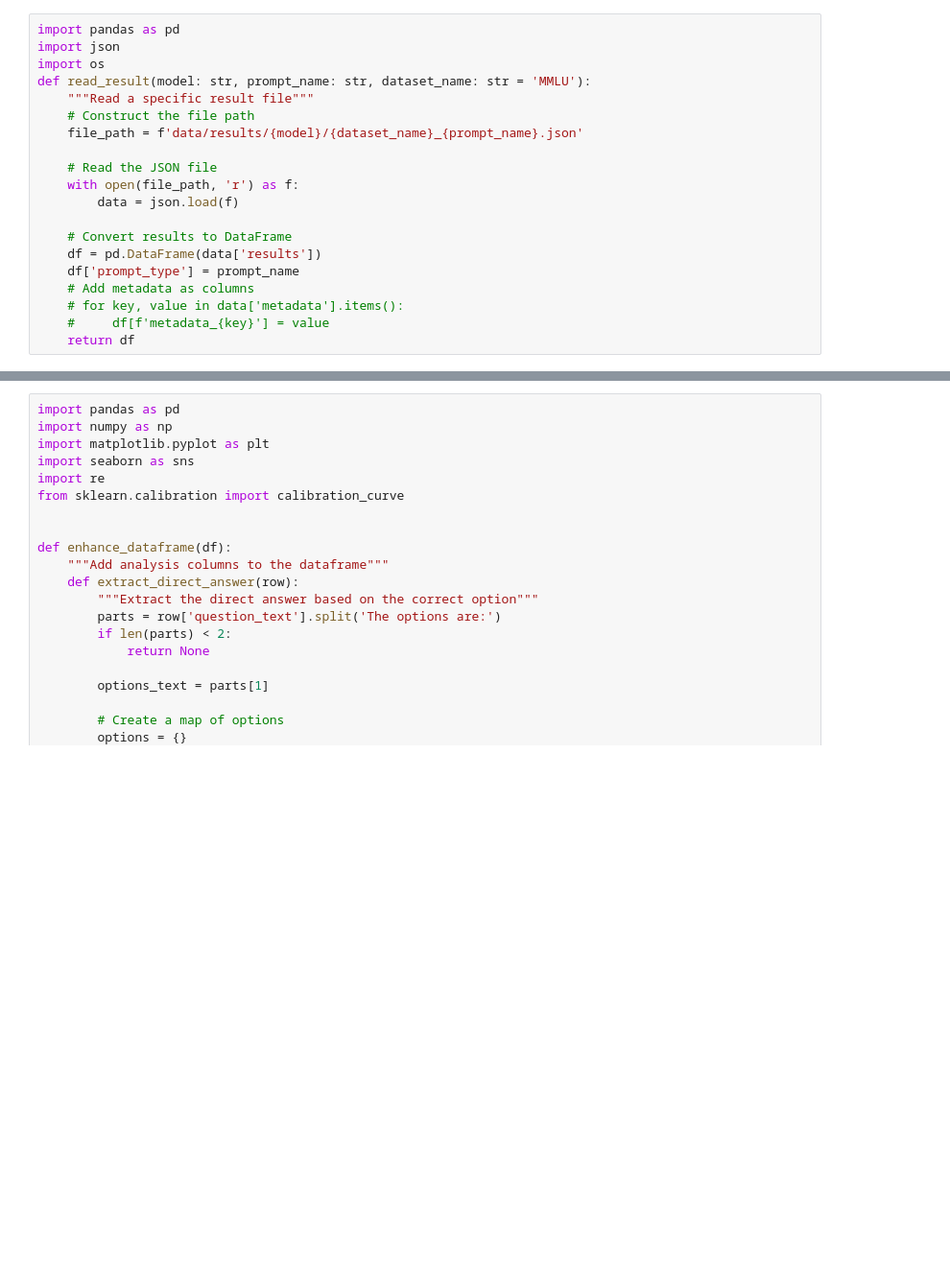
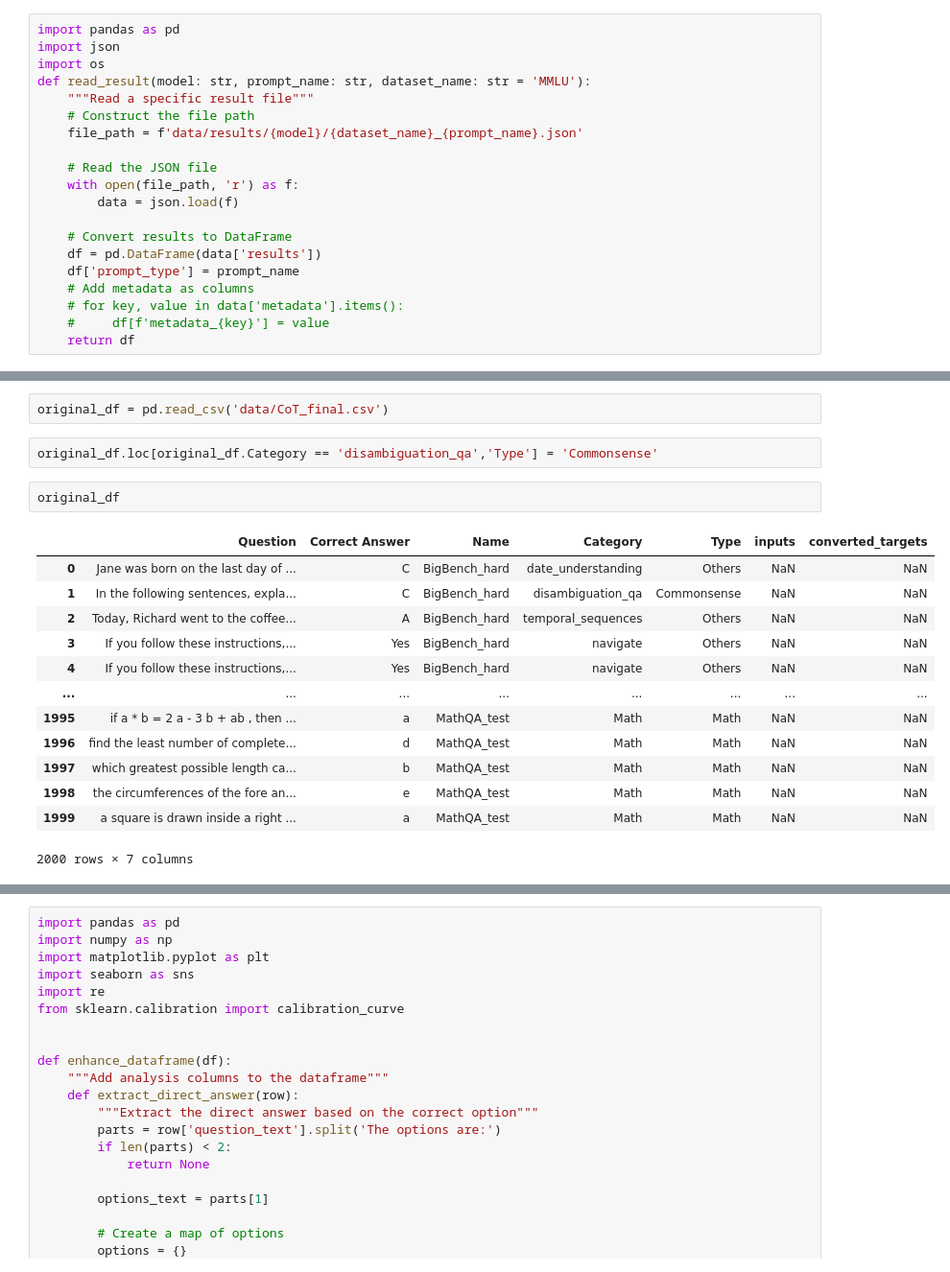
Before and after one commit to wan19990901/DK_LLM, a Jupyter notebook: analysis.ipynb, the cells around one changed output, grey strips where cells are left out. Shown: that part at 96% size. Cells and saved outputs as stored; diff of their text form; blank space fills up the shorter version.

Commit message:
update date and code

```diff
--- a/analysis.ipynb
+++ b/analysis.ipynb
@@ -67,0 +223,20 @@ df_combined = read_all_results()
+# %%
+original_df = pd.read_csv('data/CoT_final.csv')
+# %%
+original_df.loc[original_df.Category == 'disambiguation_qa','Type'] = 'Commonsense'
+# %%
+original_df
+# %% [output]
+|  | Question | Correct Answer | Name | Category | Type | inputs | converted_targets |
+| 0 | Jane was born on the last day of ... | C | BigBench_hard | date_understanding | Others | NaN | NaN |
+| 1 | In the following sentences, expla... | C | BigBench_hard | disambiguation_qa | Commonsense | NaN | NaN |
+| 2 | Today, Richard went to the coffee... | A | BigBench_hard | temporal_sequences | Others | NaN | NaN |
+| 3 | If you follow these instructions,... | Yes | BigBench_hard | navigate | Others | NaN | NaN |
+| 4 | If you follow these instructions,... | Yes | BigBench_hard | navigate | Others | NaN | NaN |
+| ... | ... | ... | ... | ... | ... | ... | ... |
+| 1995 | if a * b = 2 a - 3 b + ab , then ... | a | MathQA_test | Math | Math | NaN | NaN |
+| 1996 | find the least number of complete... | d | MathQA_test | Math | Math | NaN | NaN |
+| 1997 | which greatest possible length ca... | b | MathQA_test | Math | Math | NaN | NaN |
+| 1998 | the circumferences of the fore an... | e | MathQA_test | Math | Math | NaN | NaN |
+| 1999 | a square is drawn inside a right ... | a | MathQA_test | Math | Math | NaN | NaN |
+2000 rows × 7 columns
```
Also changed, not shown: parts of 16 cells of this notebook, 37 other files.
